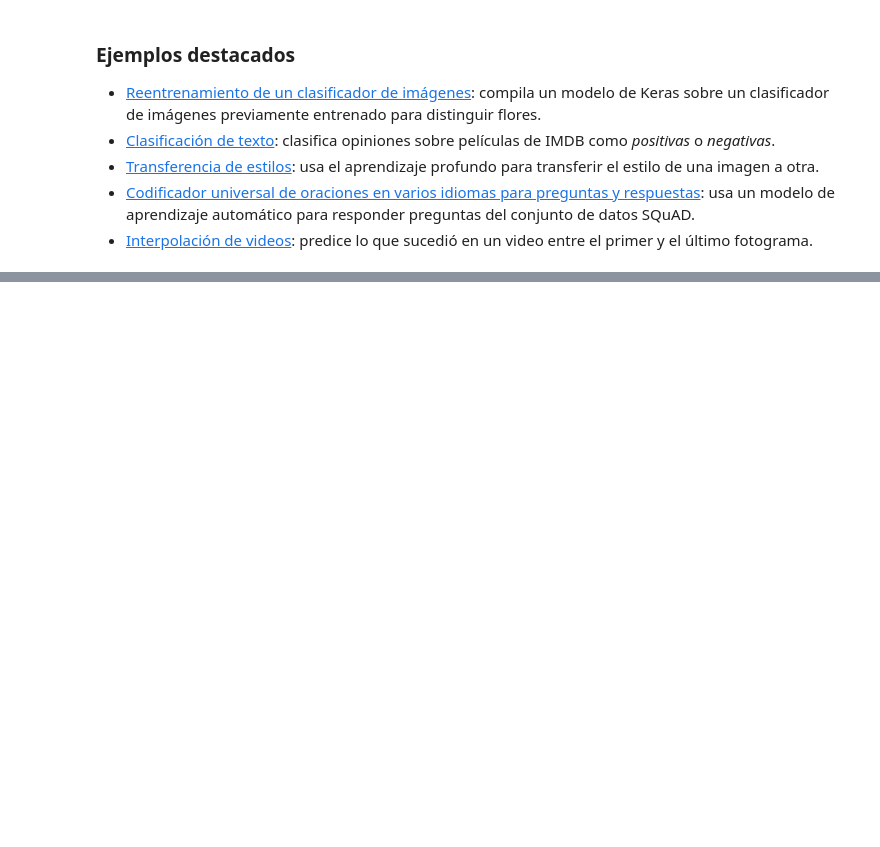
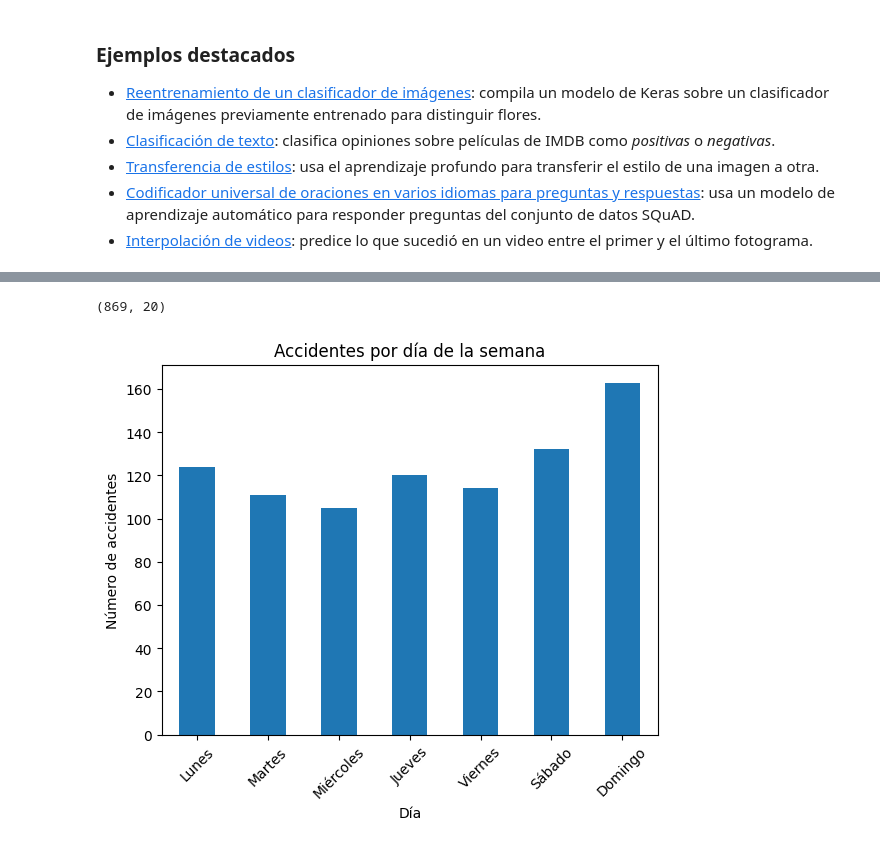
Before and after one commit to alemano/accidentalidad-tulua, a Jupyter notebook: notebooks/etl_accidentalidad_tulua.ipynb, the cells around one changed output, grey strips where cells are left out. Saved outputs shown, nothing was run; the diff lists cells and outputs as text; code cells hidden in the pictures; blank space fills up the shorter version.

```diff
--- a/notebooks/etl_accidentalidad_tulua.ipynb
+++ b/notebooks/etl_accidentalidad_tulua.ipynb
@@ -212,0 +421,4 @@ Estos son algunos de los notebooks relacionados con el aprendizaje automático;
+# %%
+##
+df['mes_nombre'] = df['fecha'].dt.month_name()
+df[['mes', 'mes_nombre']].head()
@@ -212,0 +432,19 @@ Estos son algunos de los notebooks relacionados con el aprendizaje automático;
+# %%
+##Pasar los meses a español
+map_meses = {
+    'January': 'Enero',
+    'February': 'Febrero',
+    'March': 'Marzo',
+    'April': 'Abril',
+    'May': 'Mayo',
+    'June': 'Junio',
+    'July': 'Julio',
+    'August': 'Agosto',
+    'September': 'Septiembre',
+    'October': 'Octubre',
+    'November': 'Noviembre',
+    'December': 'Diciembre'
+}
+
+df['mes_nombre'] = df['mes_nombre'].map(map_meses)
+df['mes_nombre'].value_counts()
@@ -212,0 +467,20 @@ Estos son algunos de los notebooks relacionados con el aprendizaje automático;
+# %%
+##Crear orden del mes
+df['mes_orden'] = df['mes']
+# %%
+df_final = df[[
+    'fecha', 'anio', 'mes', 'mes_nombre', 'mes_orden',
+    'dia_semana',
+    'hora', 'hora_num', 'franja_horaria',
+    'area', 'direccion_hecho', 'barrio_hecho',
+    'clase_de_accidente', 'gravedad_del_accidente',
+    'clase_de_vehiculo', 'clase_de_servicio',
+    'controles_de_transito',
+    'coordenada_geografica'
+]]
+
+df.shape
+# %% [output]
+(869, 20)
+# %%
+df = df.rename(columns={'cordenada_geografica': 'coordenada_geografica'})
@@ -212,0 +493,14 @@ Estos son algunos de los notebooks relacionados con el aprendizaje automático;
+# %%
+## visual accidentes por dia de la semana
+orden_dias = ['Lunes','Martes','Miércoles','Jueves','Viernes','Sábado','Domingo']
+conteo_dias = df['dia_semana'].value_counts().reindex(orden_dias)
+
+plt.figure()
+conteo_dias.plot(kind='bar')
+plt.title("Accidentes por día de la semana")
+plt.xlabel("Día")
+plt.ylabel("Número de accidentes")
+plt.xticks(rotation=45)
+plt.show()
+# %% [output]
+[figure, added]
```
Also changed, not shown: parts of 31 cells of this notebook.
